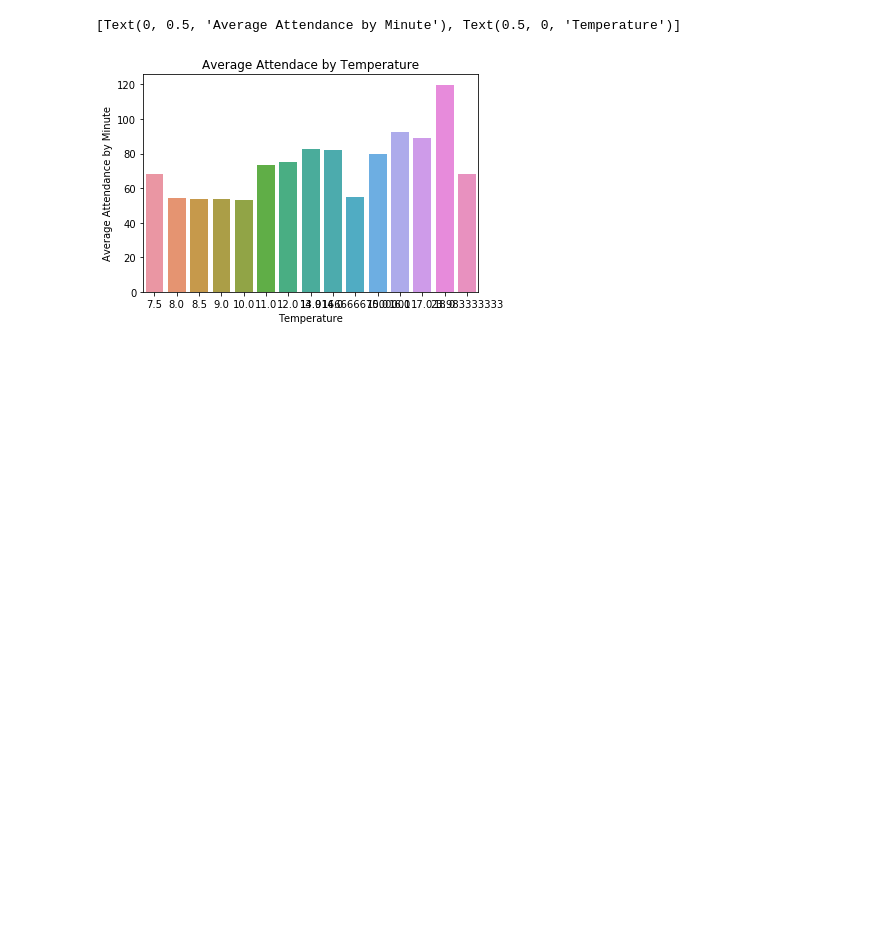
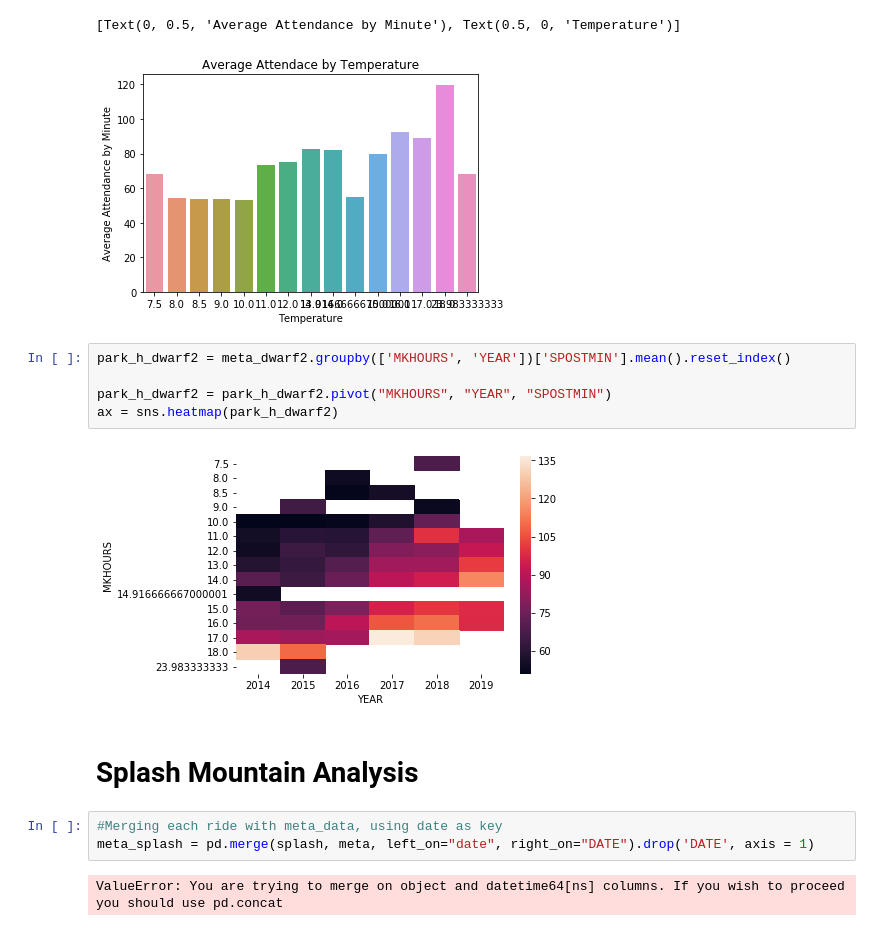
Before and after one commit to daviding11/Splash-Mountain-Wait-Time-Analysis, a Jupyter notebook: Data_Visualization_daviding.ipynb, the cells around one changed output. Saved outputs shown, nothing was run; the diff lists cells and outputs as text; blank space fills up the shorter version.

```diff
--- a/Data_Visualization_daviding.ipynb
+++ b/Data_Visualization_daviding.ipynb
@@ -144,3 +160,17 @@ ax.set(xlabel='Temperature', ylabel='Average Attendance by Minute')
 # %% [output]
 [Text(0, 0.5, 'Average Attendance by Minute'), Text(0.5, 0, 'Temperature')]
 [figure]
+# %%
+park_h_dwarf2 = meta_dwarf2.groupby(['MKHOURS', 'YEAR'])['SPOSTMIN'].mean().reset_index()
+
+park_h_dwarf2 = park_h_dwarf2.pivot("MKHOURS", "YEAR", "SPOSTMIN")
+ax = sns.heatmap(park_h_dwarf2)
+# %% [output]
+[figure, added]
+# %% [markdown]
+# Splash Mountain Analysis
+# %%
+#Merging each ride with meta_data, using date as key
+meta_splash = pd.merge(splash, meta, left_on="date", right_on="DATE").drop('DATE', axis = 1)
+# %% [output]
+ValueError: You are trying to merge on object and datetime64[ns] columns. If you wish to proceed you should use pd.concat
```
Also changed, not shown: parts of 35 cells of this notebook.
